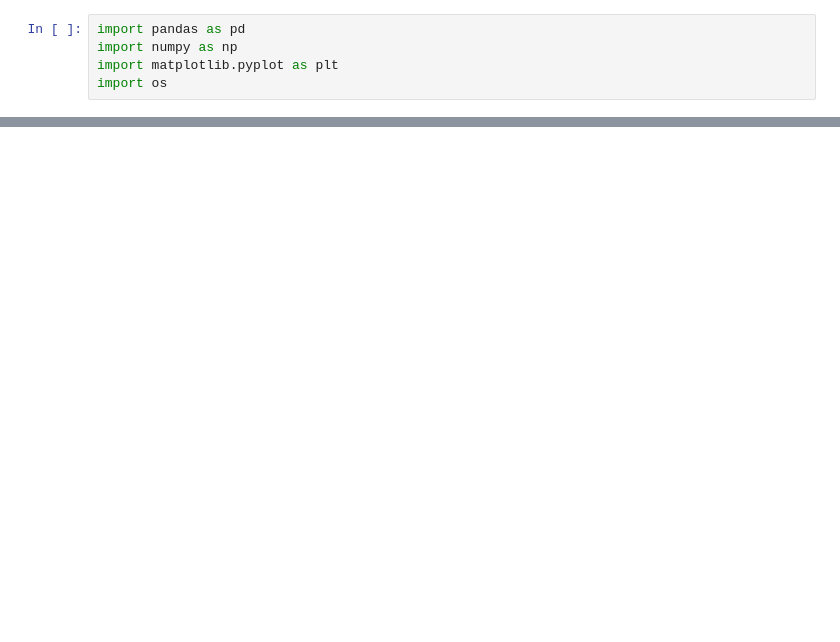
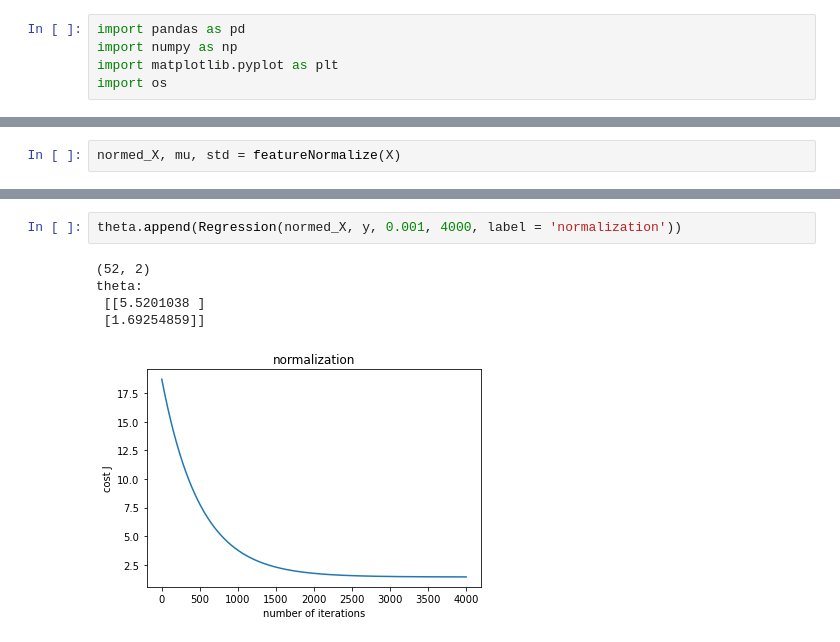
Before and after one commit to ElPlaguister/Study_ML, a Jupyter notebook: hand_BGD.ipynb, the cells around one changed output, grey strips where cells are left out. Cells and saved outputs as stored; diff of their text form; blank space fills up the shorter version.

```diff
--- a/hand_BGD.ipynb
+++ b/hand_BGD.ipynb
@@ -54,0 +79,2 @@ print(y_predict)
+# %%
+normed_X, mu, std = featureNormalize(X)
@@ -54,0 +100,8 @@ print(y_predict)
+# %%
+theta.append(Regression(normed_X, y, 0.001, 4000, label = 'normalization'))
+# %% [output]
+(52, 2)
+theta:
+ [[5.5201038 ]
+ [1.69254859]]
+[figure, added]
```
Also changed, not shown: parts of 13 cells of this notebook, 2 other files.
